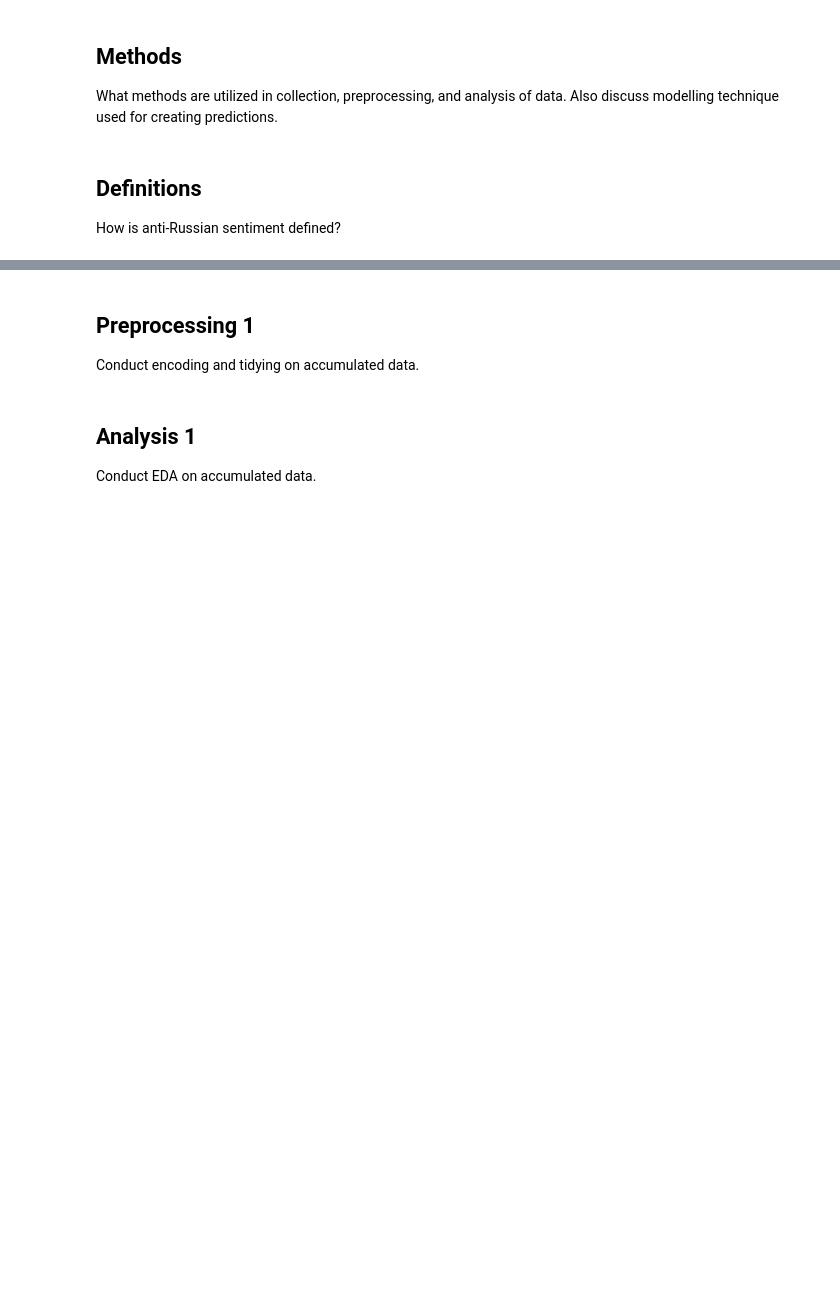
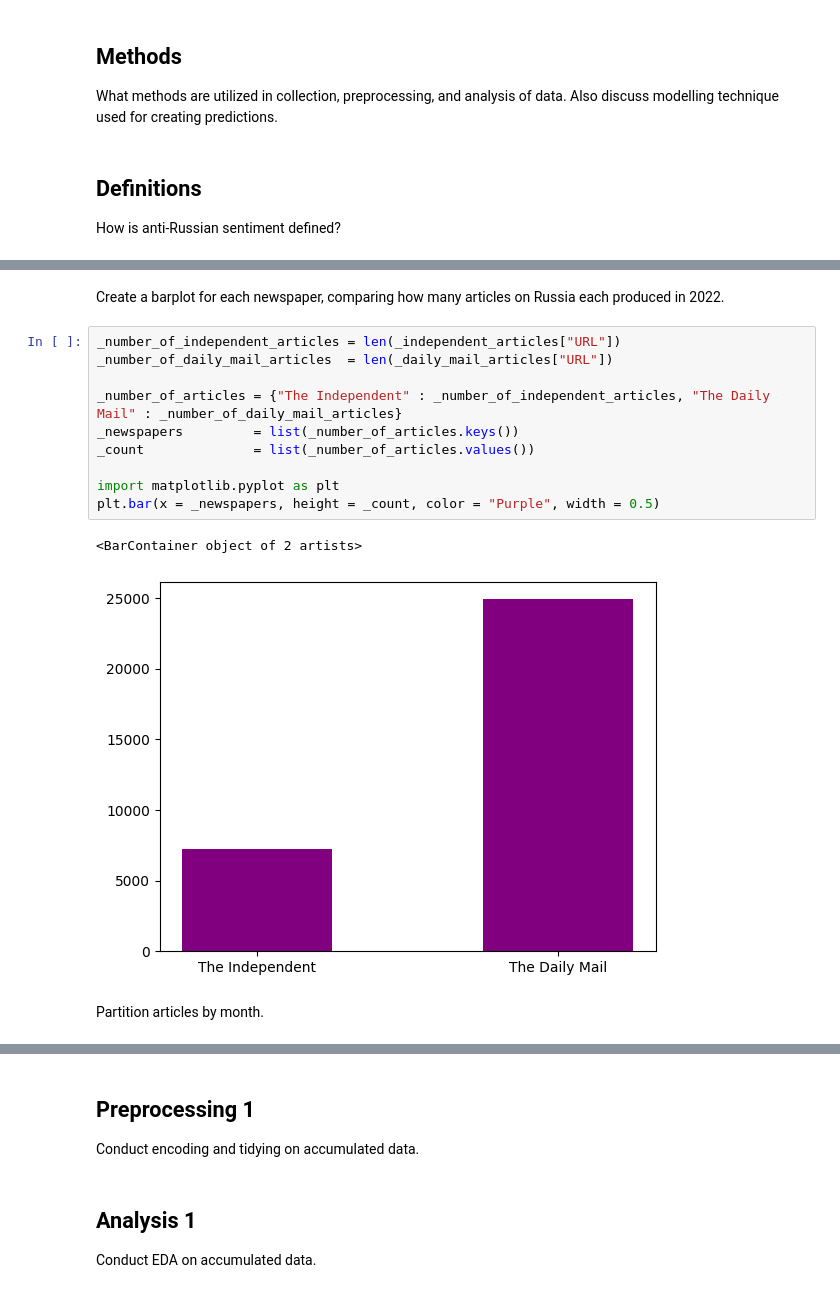
Before and after one commit to berw96/checkpoint, a Jupyter notebook: MSc Data Science (Goldsmiths)/EDA/Part 2/Further Work.ipynb, the cells around one changed output, grey strips where cells are left out. Cells and saved outputs as stored; diff of their text form; blank space fills up the shorter version.

```diff
--- a/MSc Data Science (Goldsmiths)/EDA/Part 2/Further Work.ipynb
+++ b/MSc Data Science (Goldsmiths)/EDA/Part 2/Further Work.ipynb
@@ -222,0 +225,17 @@ Articles on Russia found (The Daily Mail): 24979
+# %% [markdown]
+<p>Create a barplot for each newspaper, comparing how many articles on Russia each produced in 2022.</p>
+# %%
+_number_of_independent_articles = len(_independent_articles["URL"])
+_number_of_daily_mail_articles  = len(_daily_mail_articles["URL"])
+
+_number_of_articles = {"The Independent" : _number_of_independent_articles, "The Daily Mail" : _number_of_daily_mail_articles}
+_newspapers         = list(_number_of_articles.keys())
+_count              = list(_number_of_articles.values())
+
+import matplotlib.pyplot as plt
+plt.bar(x = _newspapers, height = _count, color = "Purple", width = 0.5)
+# %% [output]
+<BarContainer object of 2 artists>
+[figure, added]
+# %% [markdown]
+<p>Partition articles by month.</p>
```
Also changed, not shown: parts of 16 cells of this notebook.
